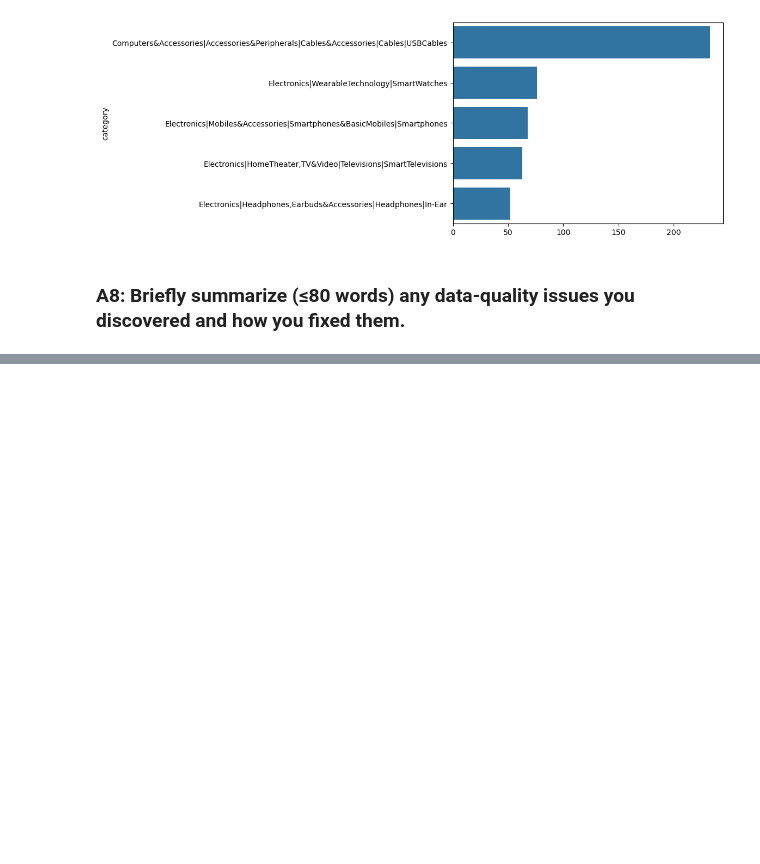
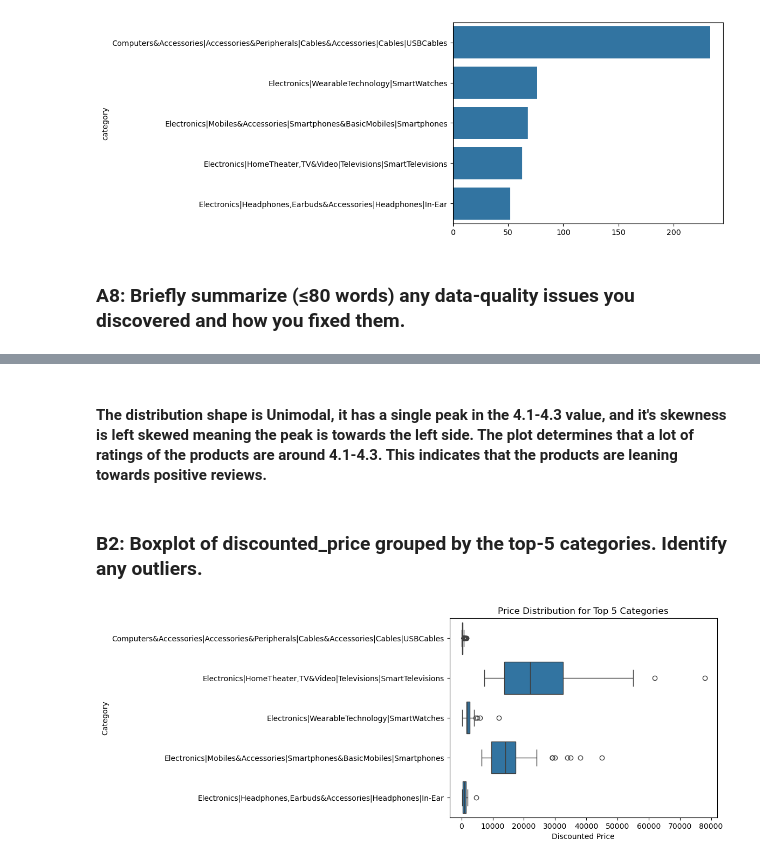
Before and after one commit to yabswannalearn/random_jupyter, a Jupyter notebook: Prelims_SoftDes/EDA.ipynb, the cells around one changed output, grey strips where cells are left out. Cells and saved outputs as stored; diff of their text form; code cells hidden in the pictures; blank space fills up the shorter version.

```diff
--- a/Prelims_SoftDes/EDA.ipynb
+++ b/Prelims_SoftDes/EDA.ipynb
@@ -172,0 +184,19 @@ plt.show()
+# %% [markdown]
+#### The distribution shape is Unimodal, it has a single peak in the 4.1-4.3 value, and it's skewness is left skewed meaning the peak is towards the left side. The plot determines that a lot of ratings of the products are around 4.1-4.3. This indicates that the products are leaning towards positive reviews.
+# %% [markdown]
+### B2: Boxplot of discounted_price grouped by the top-5 categories. Identify any outliers.
+# %%
+top_5_cat = df['category'].value_counts().head(5).index
+df_top_5_cat =df[df['category'].isin(top_5_cat)]
+
+sns.boxplot(df_top_5_cat, x='discounted_price', y='category')
+
+# Add a title and labels
+plt.title('Price Distribution for Top 5 Categories')
+plt.xlabel('Discounted Price')
+plt.ylabel('Category')
+
+# Display the plot
+plt.show()
+# %% [output]
+[figure, added]
```
Also changed, not shown: parts of 11 cells of this notebook.
